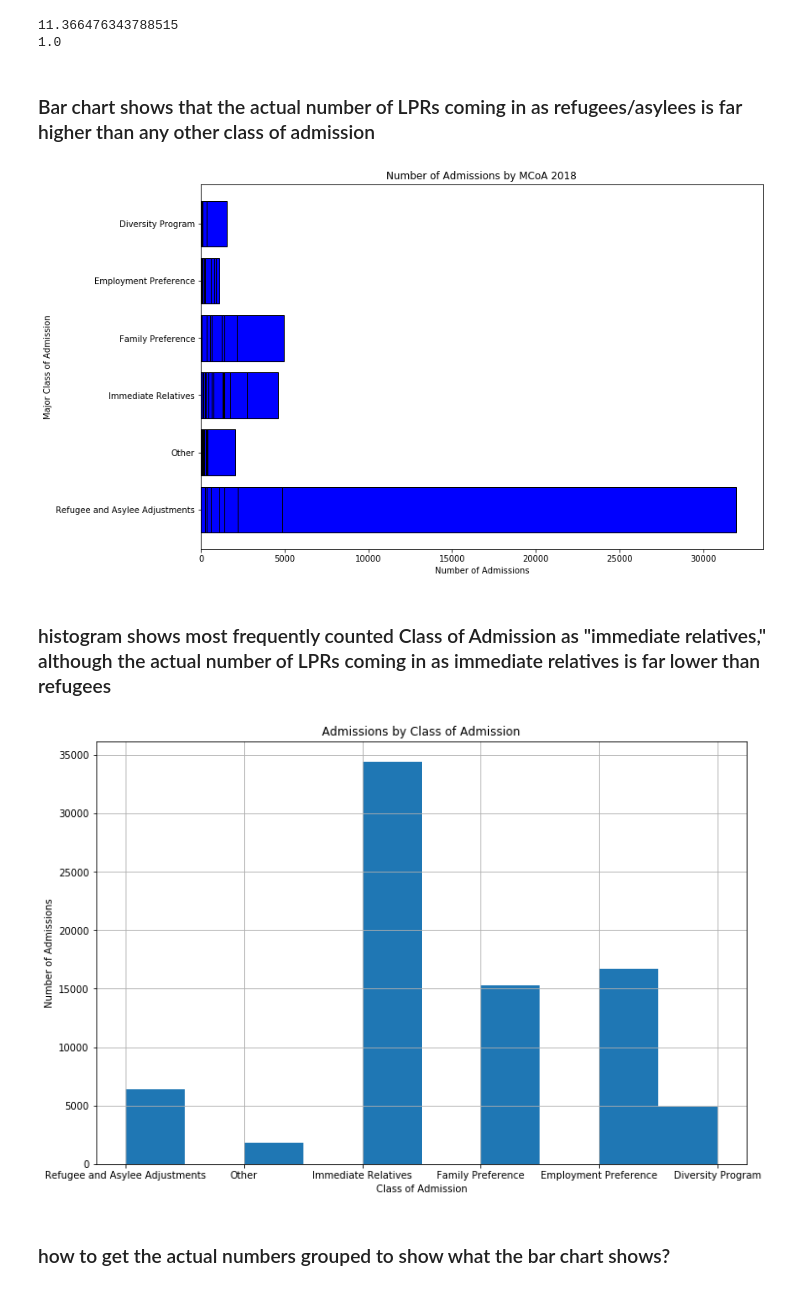
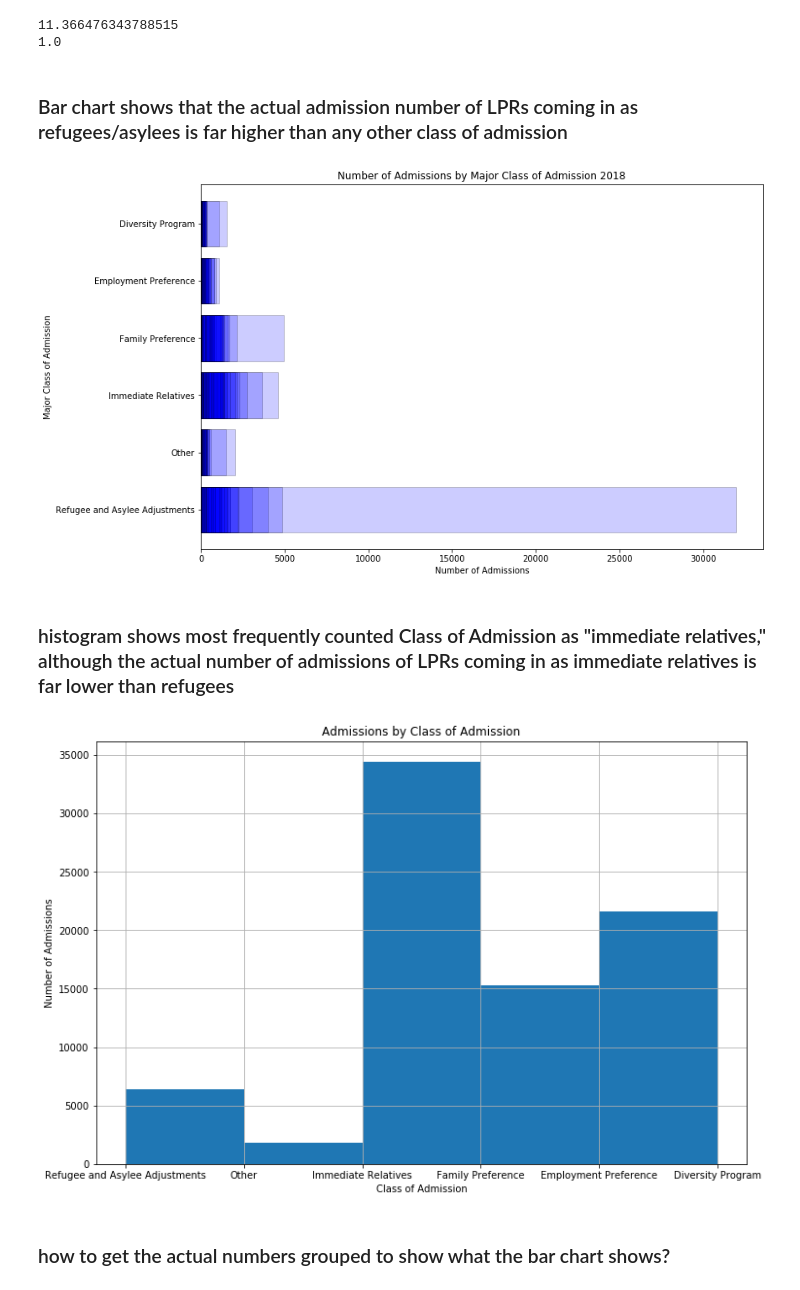
Before and after one commit to knitterpam/LPR_Location_Analysis, a Jupyter notebook: notebooks/capstone_EDA.ipynb, the cells around one changed output. Drawn from its saved outputs; the diff is of its cells as text; code cells hidden in the pictures.

```diff
--- a/notebooks/capstone_EDA.ipynb
+++ b/notebooks/capstone_EDA.ipynb
@@ -313,28 +444,28 @@ print(lpr_2018.Admissions.median())
 11.366476343788515
 1.0
 # %% [markdown]
-### Bar chart shows that the actual number of LPRs coming in as refugees/asylees is far higher than any other class of admission
+### Bar chart shows that the actual admission number of LPRs coming in as refugees/asylees is far higher than any other class of admission
 # %%
 plt.figure(figsize = (12, 8))
-plt.barh('Combined Class', 'Admissions', data=lpr_2018, color = 'blue', edgecolor = 'black');
+plt.barh('Combined Class', 'Admissions', data=lpr_2018, color = 'blue', edgecolor = 'black', alpha = 0.2);
 plt.xlabel('Number of Admissions')
 plt.ylabel('Major Class of Admission')
-plt.title('Number of Admissions by MCoA 2018');
+plt.title('Number of Admissions by Major Class of Admission 2018');
 plt.show()
 # %% [output]
-[figure, old version]
+[figure, new version]
 # %% [markdown]
-### histogram shows most frequently counted Class of Admission as "immediate relatives," although the actual number of LPRs coming in as immediate relatives is far lower than refugees
+### histogram shows most frequently counted Class of Admission as "immediate relatives," although the actual number of admissions of LPRs coming in as immediate relatives is far lower than refugees
 # %%
 plt.figure(figsize = (12, 8))
-lpr_2018['Combined Class'].hist(bins=10)
+lpr_2018['Combined Class'].hist(bins=5)
 # #plt.xticks(rotation = 90)
 plt.xlabel('Class of Admission')
 plt.ylabel('Number of Admissions')
 plt.title('Admissions by Class of Admission')
 plt.show()
 # %% [output]
-[figure, old version]
+[figure, new version]
 # %% [markdown]
 ### how to get the actual numbers grouped to show what the bar chart shows?
 # %%
```
Also changed, not shown: parts of 36 cells of this notebook, 6 other files.
